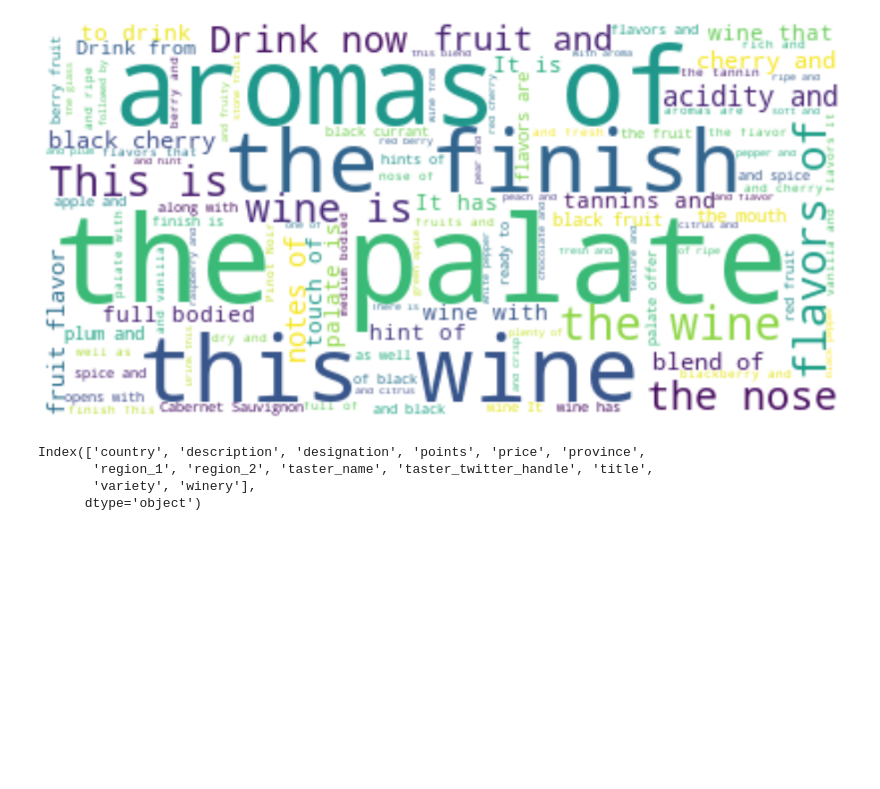
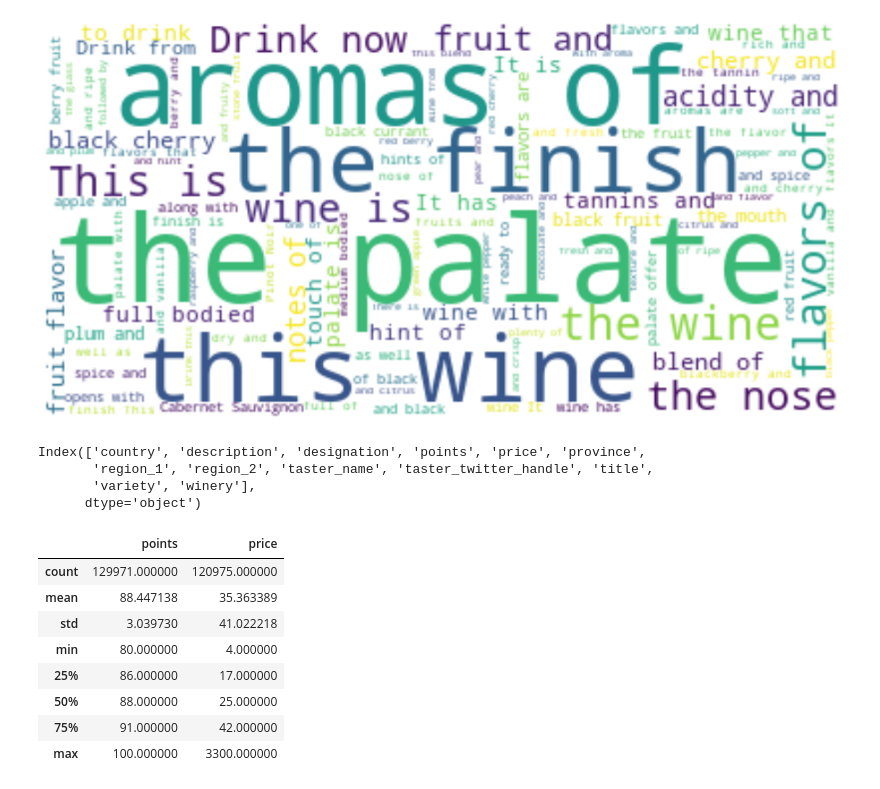
Before and after one commit to agorina91/wine_reviews, a Jupyter notebook: Wine_Reviews_Notebook.ipynb, the cells around one changed output. Cells and saved outputs as stored; diff of their text form; code cells hidden in the pictures; blank space fills up the shorter version.

```diff
--- a/Wine_Reviews_Notebook.ipynb
+++ b/Wine_Reviews_Notebook.ipynb
@@ -157,3 +157,15 @@ Index(['country', 'description', 'designation', 'points', 'price', 'province',
        'region_1', 'region_2', 'taster_name', 'taster_twitter_handle', 'title',
        'variety', 'winery'],
       dtype='object')
+# %%
+df.describe()
+# %% [output]
+|  | points | price |
+| count | 129971.000000 | 120975.000000 |
+| mean | 88.447138 | 35.363389 |
+| std | 3.039730 | 41.022218 |
+| min | 80.000000 | 4.000000 |
+| 25% | 86.000000 | 17.000000 |
+| 50% | 88.000000 | 25.000000 |
+| 75% | 91.000000 | 42.000000 |
+| max | 100.000000 | 3300.000000 |
```
